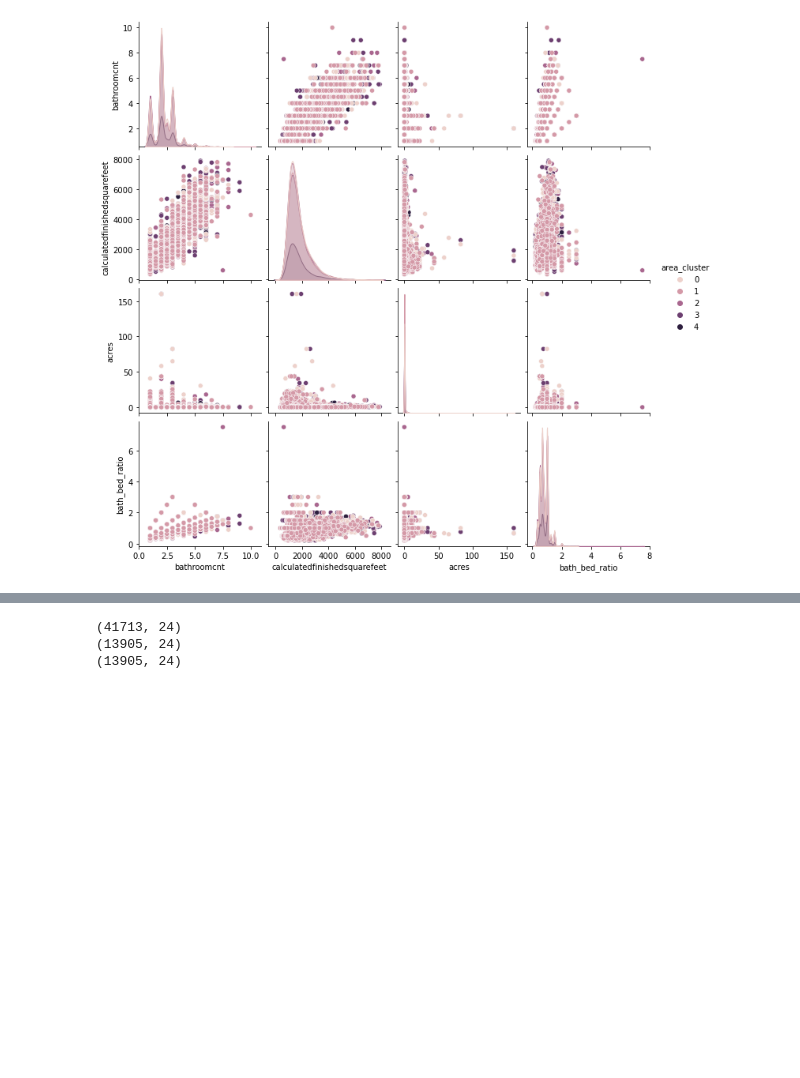
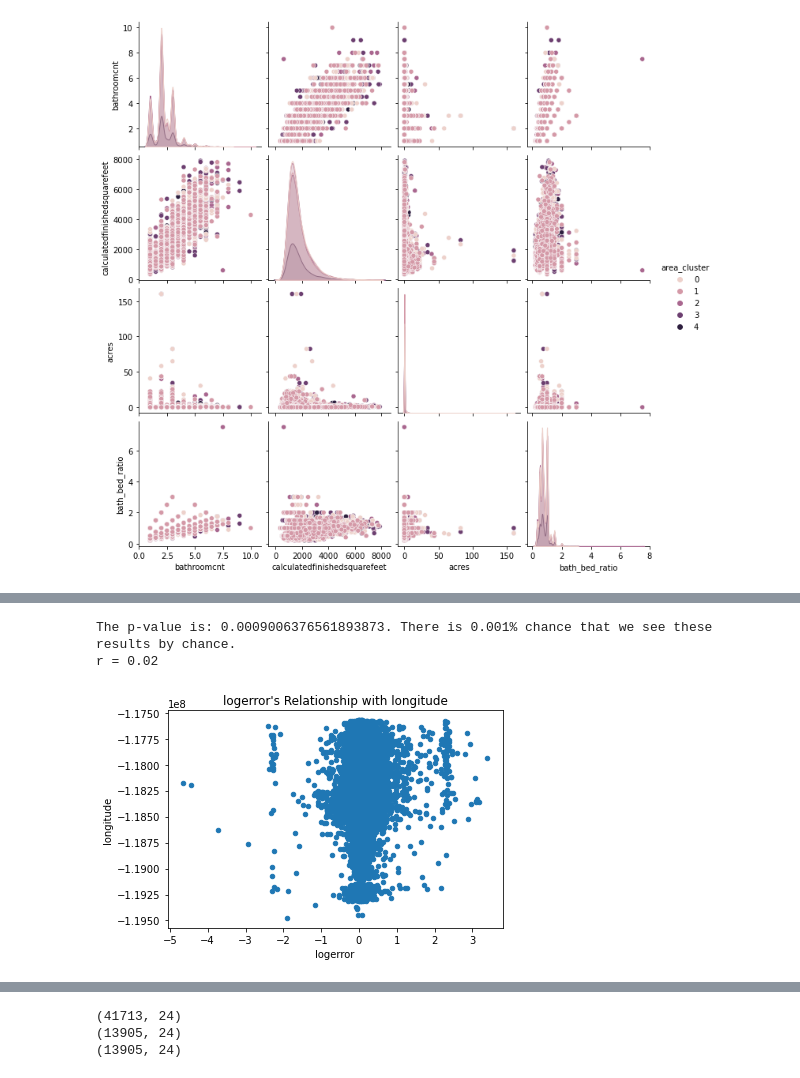
Before and after one commit to Brooke-Holyoak/clustering-exercises, a Jupyter notebook: explore_zillow.ipynb, the cells around one changed output, grey strips where cells are left out. Saved outputs shown, nothing was run; the diff lists cells and outputs as text; code cells hidden in the pictures; blank space fills up the shorter version.

```diff
--- a/explore_zillow.ipynb
+++ b/explore_zillow.ipynb
@@ -366,0 +430,6 @@ sns.pairplot(data=plt_df, hue='area_cluster')
+# %%
+correlation_exploration(train, 'logerror', 'longitude')
+# %% [output]
+The p-value is: 0.0009006376561893873. There is 0.001% chance that we see these results by chance.
+r = 0.02
+[figure, added]
```
Also changed, not shown: parts of 45 cells of this notebook, 2 other files.
